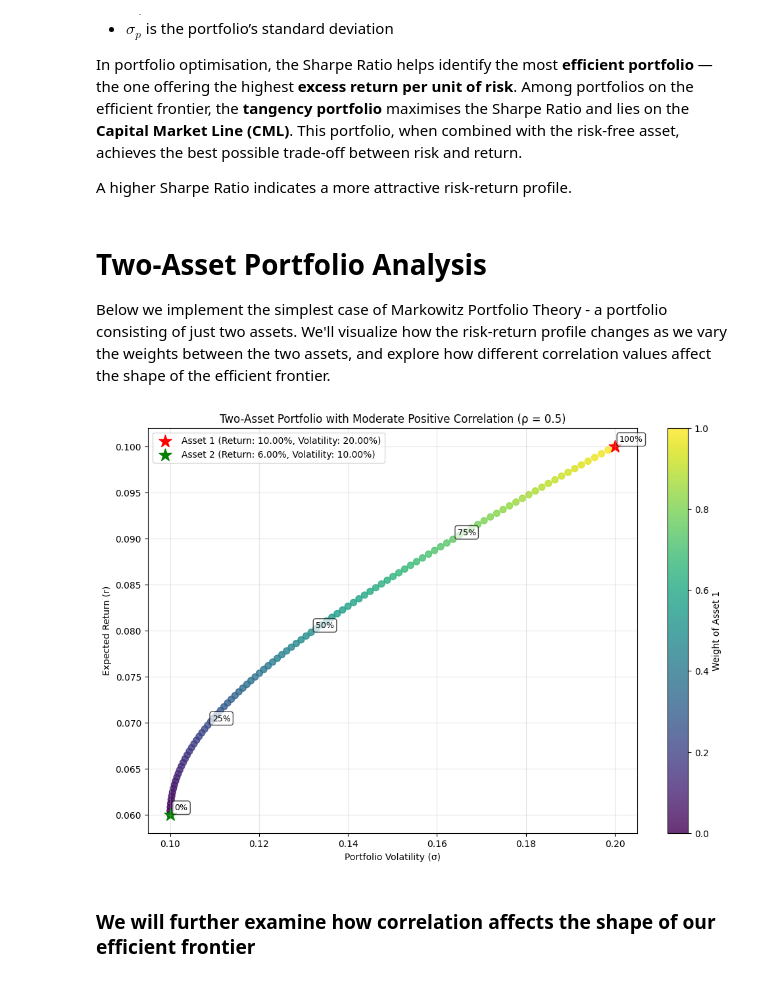
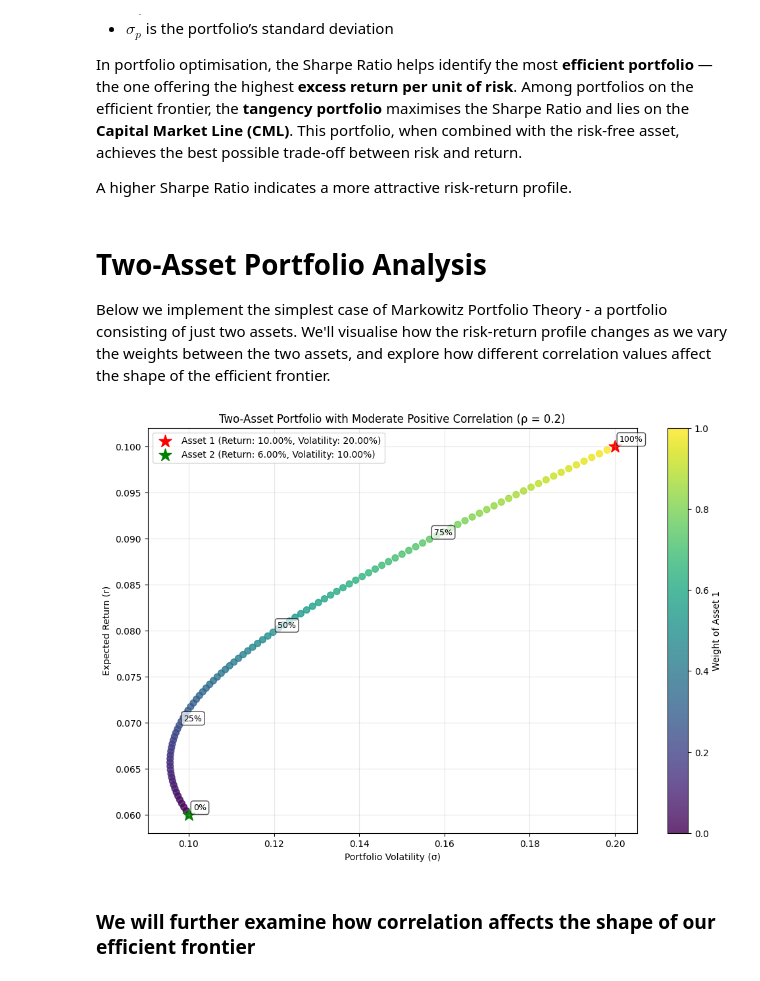
Before and after one commit to howesrichard/FM_portfolio_optimisation, a Jupyter notebook: Portfolio Theory.ipynb, the cells around one changed output. Drawn from its saved outputs; the diff is of its cells as text; code cells hidden in the pictures.

```diff
--- a/Portfolio Theory.ipynb
+++ b/Portfolio Theory.ipynb
@@ -77,7 +77,7 @@ A higher Sharpe Ratio indicates a more attractive risk-return profile.
 # %% [markdown]
 # Two-Asset Portfolio Analysis
 
-Below we implement the simplest case of Markowitz Portfolio Theory - a portfolio consisting of just two assets. We'll visualize how the risk-return profile changes as we vary the weights between the two assets, and explore how different correlation values affect the shape of the efficient frontier.
+Below we implement the simplest case of Markowitz Portfolio Theory - a portfolio consisting of just two assets. We'll visualise how the risk-return profile changes as we vary the weights between the two assets, and explore how different correlation values affect the shape of the efficient frontier.
 # %%
 import numpy as np
 import pandas as pd
@@ -168,18 +168,18 @@ def plot_efficient_frontier_2_assets(r1, r2, sigma1, sigma2, rho, title=None):
 # %%
 # Example:
 r1 = 0.10  # 10% expected return for asset 1
 r2 = 0.06  # 6% expected return for asset 2
 sigma1 = 0.20  # 20% volatility for asset 1
 sigma2 = 0.10  # 10% volatility for asset 2
 
 # Change this value to show students how the efficient frontier changes with different correlation values
-corr = 0.5
+corr = 0.2
 
 # Plot efficient frontier with different correlation values ()
 plot_efficient_frontier_2_assets(r1, r2, sigma1, sigma2, rho=corr,
                                 title=f'Two-Asset Portfolio with Moderate Positive Correlation (ρ = {corr})')
 # %% [output]
-[figure, old version]
+[figure, new version]
 # %% [markdown]
 ### We will further examine how correlation affects the shape of our efficient frontier
 # %%
```
Also changed, not shown: parts of 4 cells of this notebook.
